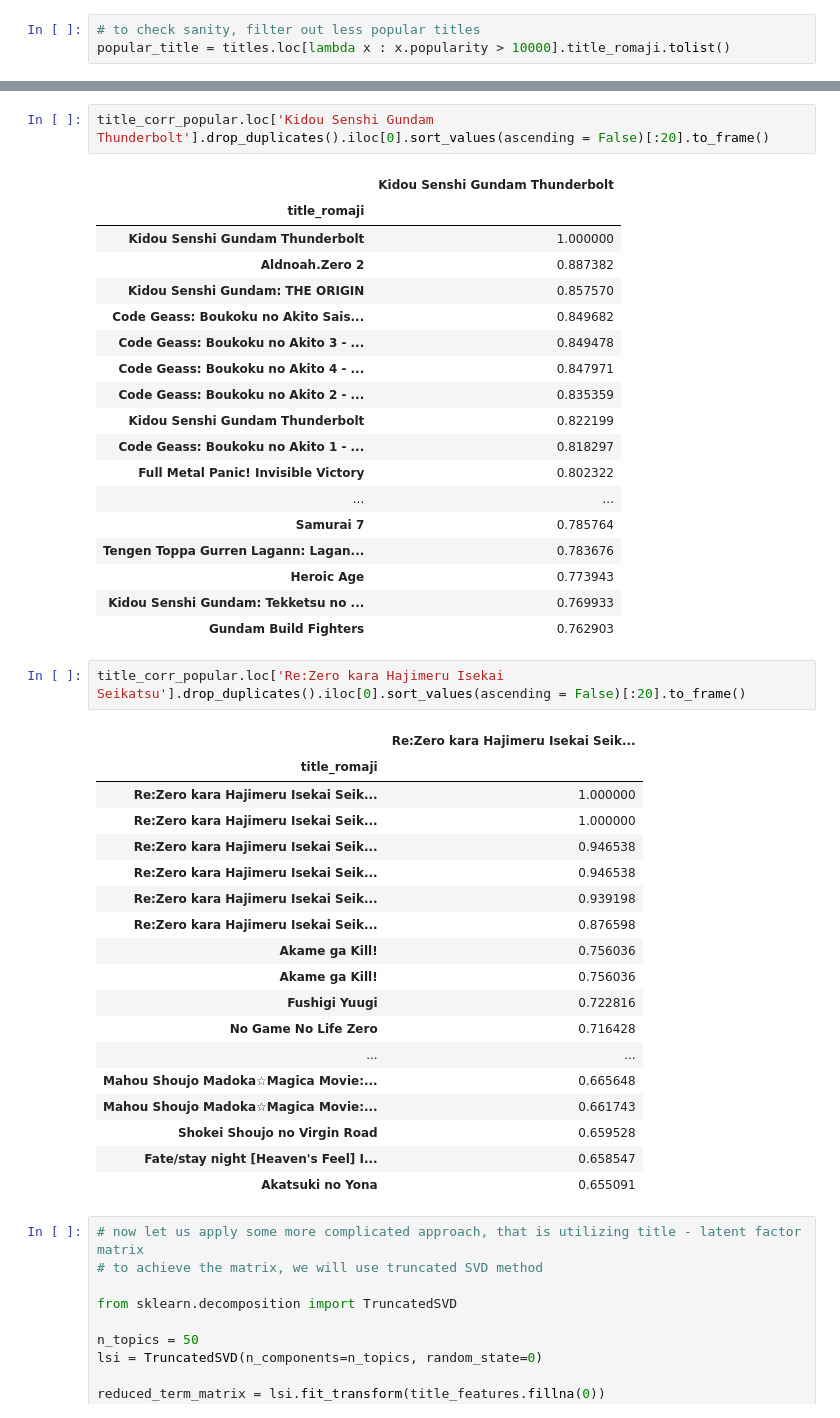
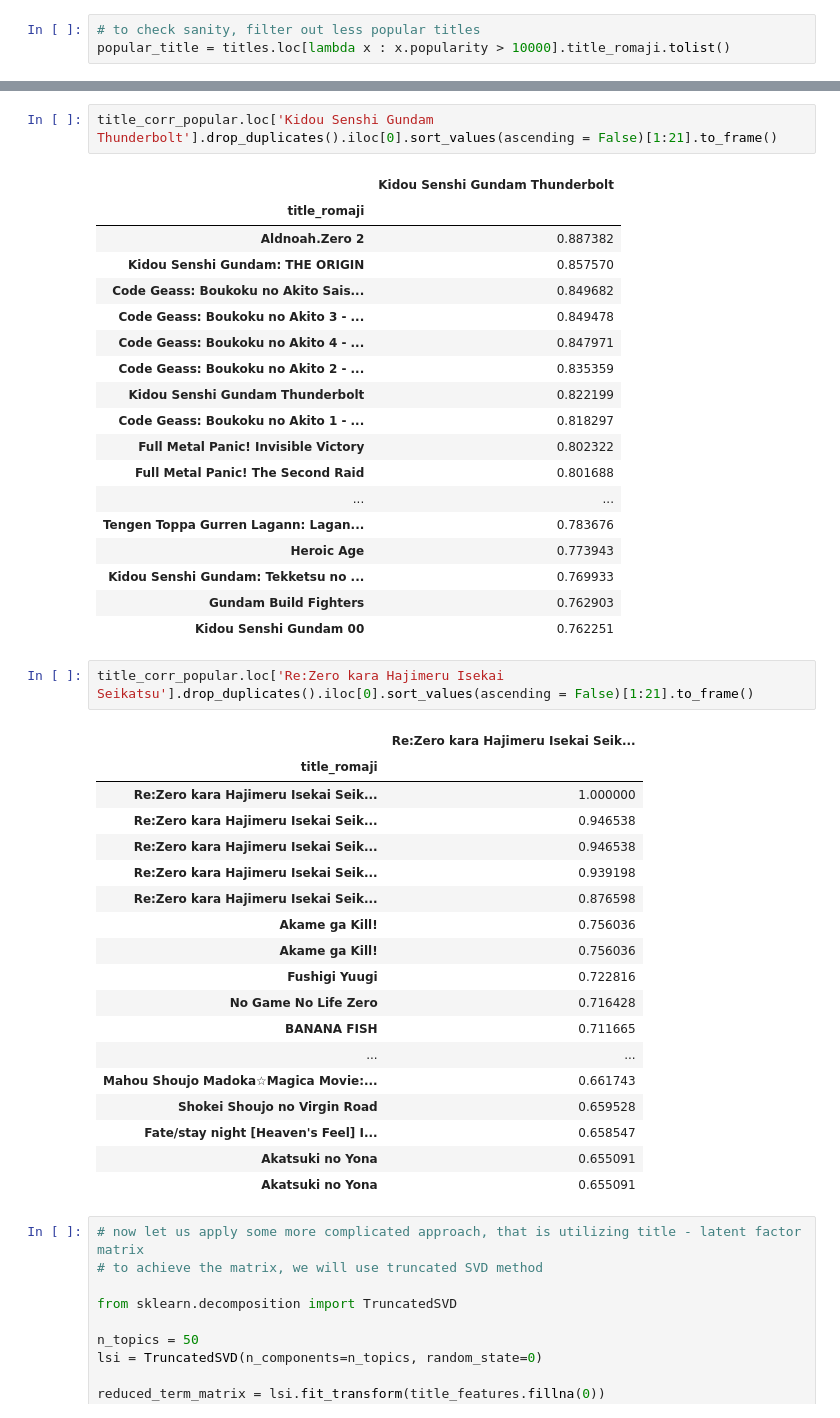
Before and after one commit to doyoung-umich/pj_otaku, a Jupyter notebook: Doyoung/EDA.ipynb, the cells around one changed output, grey strips where cells are left out. Drawn from its saved outputs; the diff is of its cells as text.

```diff
--- a/Doyoung/EDA.ipynb
+++ b/Doyoung/EDA.ipynb
@@ -382,9 +396,8 @@ title_corr_popular.loc['Boku no Hero Academia'].drop_duplicates().iloc[0].sort_v
 # %%
-title_corr_popular.loc['Kidou Senshi Gundam Thunderbolt'].drop_duplicates().iloc[0].sort_values(ascending = False)[:20].to_frame()
+title_corr_popular.loc['Kidou Senshi Gundam Thunderbolt'].drop_duplicates().iloc[0].sort_values(ascending = False)[1:21].to_frame()
 # %% [output]
 |  | Kidou Senshi Gundam Thunderbolt |
 | title_romaji |  |
-| Kidou Senshi Gundam Thunderbolt | 1.000000 |
 | Aldnoah.Zero 2 | 0.887382 |
 | Kidou Senshi Gundam: THE ORIGIN | 0.857570 |
 | Code Geass: Boukoku no Akito Sais... | 0.849682 |
@@ -394,18 +407,18 @@ title_corr_popular.loc['Kidou Senshi Gundam Thunderbolt'].drop_duplicates().iloc
 | Kidou Senshi Gundam Thunderbolt | 0.822199 |
 | Code Geass: Boukoku no Akito 1 - ... | 0.818297 |
 | Full Metal Panic! Invisible Victory | 0.802322 |
+| Full Metal Panic! The Second Raid | 0.801688 |
 | ... | ... |
-| Samurai 7 | 0.785764 |
 | Tengen Toppa Gurren Lagann: Lagan... | 0.783676 |
 | Heroic Age | 0.773943 |
 | Kidou Senshi Gundam: Tekketsu no ... | 0.769933 |
 | Gundam Build Fighters | 0.762903 |
+| Kidou Senshi Gundam 00 | 0.762251 |
 # %%
-title_corr_popular.loc['Re:Zero kara Hajimeru Isekai Seikatsu'].drop_duplicates().iloc[0].sort_values(ascending = False)[:20].to_frame()
+title_corr_popular.loc['Re:Zero kara Hajimeru Isekai Seikatsu'].drop_duplicates().iloc[0].sort_values(ascending = False)[1:21].to_frame()
 # %% [output]
 |  | Re:Zero kara Hajimeru Isekai Seik... |
 | title_romaji |  |
-| Re:Zero kara Hajimeru Isekai Seik... | 1.000000 |
 | Re:Zero kara Hajimeru Isekai Seik... | 1.000000 |
 | Re:Zero kara Hajimeru Isekai Seik... | 0.946538 |
 | Re:Zero kara Hajimeru Isekai Seik... | 0.946538 |
@@ -415,12 +428,13 @@ title_corr_popular.loc['Re:Zero kara Hajimeru Isekai Seikatsu'].drop_duplicates(
 | Akame ga Kill! | 0.756036 |
 | Fushigi Yuugi | 0.722816 |
 | No Game No Life Zero | 0.716428 |
+| BANANA FISH | 0.711665 |
 | ... | ... |
-| Mahou Shoujo Madoka☆Magica Movie:... | 0.665648 |
 | Mahou Shoujo Madoka☆Magica Movie:... | 0.661743 |
 | Shokei Shoujo no Virgin Road | 0.659528 |
 | Fate/stay night [Heaven's Feel] I... | 0.658547 |
 | Akatsuki no Yona | 0.655091 |
+| Akatsuki no Yona | 0.655091 |
 # %%
 # now let us apply some more complicated approach, that is utilizing title - latent factor matrix
 # to achieve the matrix, we will use truncated SVD method
```
Also changed, not shown: parts of 41 cells of this notebook.
